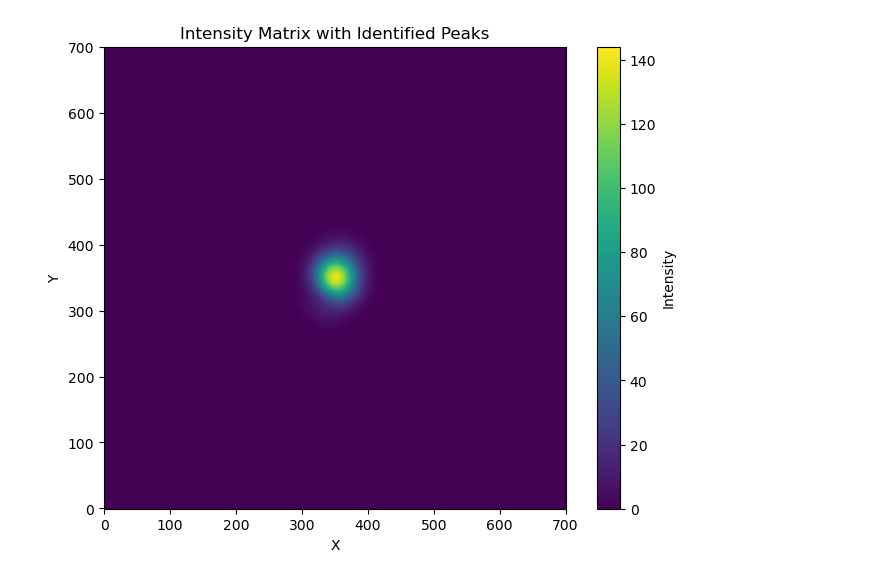
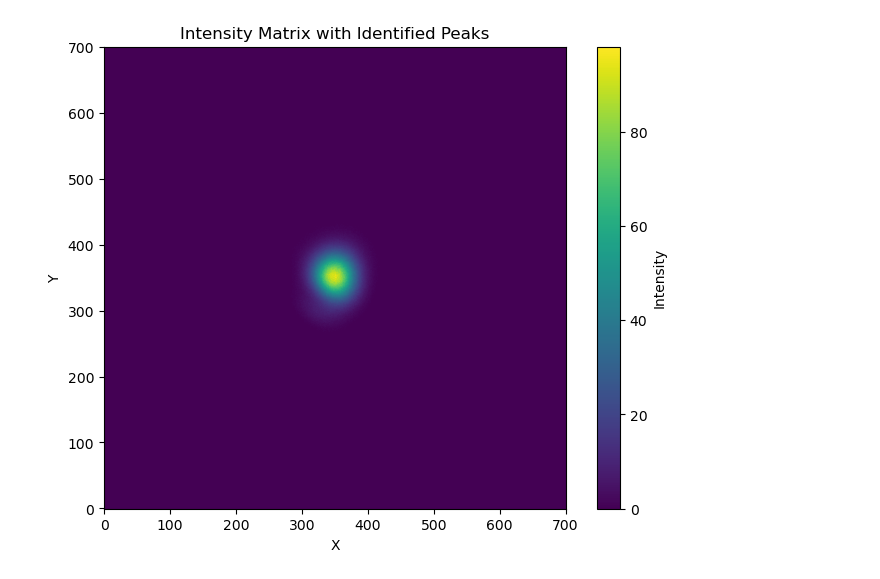
Before and after one commit to Z3phyr7/slmsuite, a Jupyter notebook: spot_drift.ipynb, the cells around one changed output. Cells and saved outputs as stored; diff of their text form; code cells hidden in the pictures.

```diff
--- a/spot_drift.ipynb
+++ b/spot_drift.ipynb
@@ -87,24 +87,24 @@ The peaks y,x coordinates are [[1507 1541]
 # %%
 
 ROI_radius = 350
-y0 = peaks[0][0]
-x0 = peaks[0][1]
+y0 = peaks[1][0]
+x0 = peaks[1][1]
 
 
 x_roi = np.arange(x0 - ROI_radius, x0 + ROI_radius + 1)
 y_roi = np.arange(y0 - ROI_radius, y0 + ROI_radius + 1)
 x_roi, y_roi = np.meshgrid(x_roi, y_roi)
 z_roi = intensity_matrix[y_roi, x_roi]
 
 plt.figure(figsize=(8, 6))
 plt.imshow(z_roi, cmap='viridis', origin='lower')
 plt.colorbar(label='Intensity')
 plt.title('Intensity Matrix with Identified Peaks')
 plt.xlabel('X')
 plt.ylabel('Y')
 plt.show()
 # %% [output]
-[figure, old version]
+[figure, new version]
 # %%
 while(True):
     intensity_matrix = cam.get_image()
```
Also changed, not shown: parts of 3 cells of this notebook, 4 other files.
